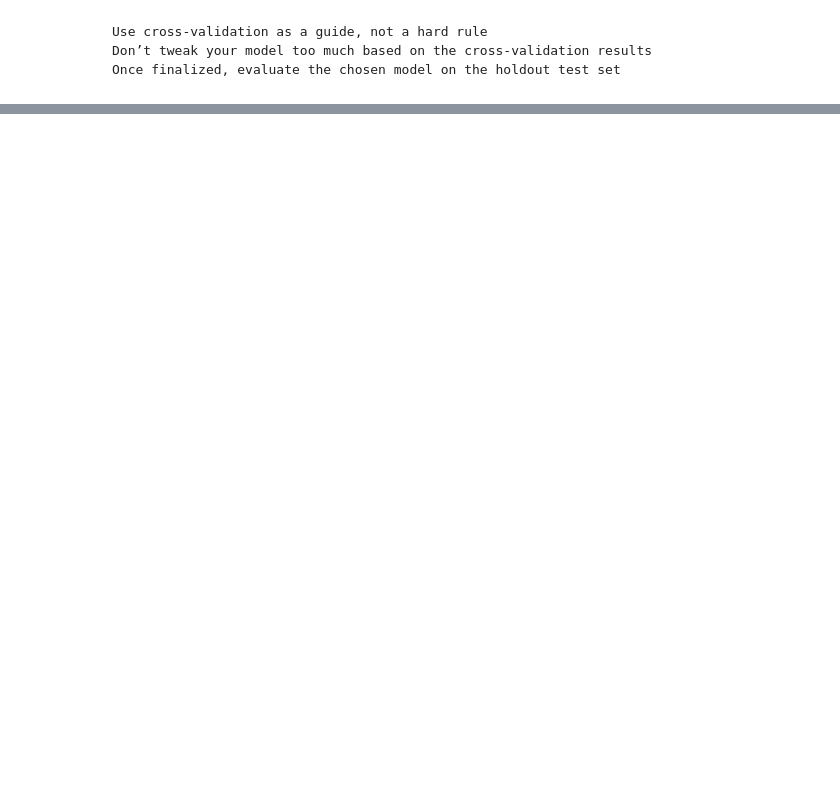
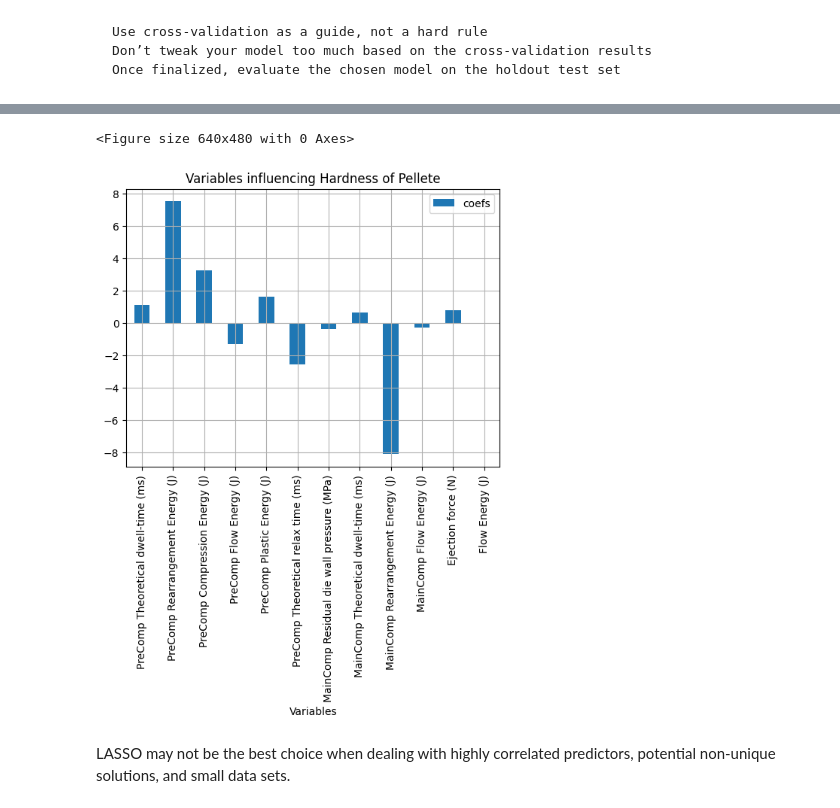
Before and after one commit to Enid-Ferns/classification, a Jupyter notebook: linear_reg.ipynb, the cells around one changed output, grey strips where cells are left out. Cells and saved outputs as stored; diff of their text form; code cells hidden in the pictures; blank space fills up the shorter version.

Commit message:
lasso - variables influencing hardness

```diff
--- a/linear_reg.ipynb
+++ b/linear_reg.ipynb
@@ -182,0 +185,17 @@ np.float64(332.982421875)
+# %%
+# lasso
+from sklearn.linear_model import Lasso
+
+lasso = Lasso() # alpha is regularisation strength
+
+mse_scores = cross_val_score(lasso,X_train_scaled, Y_train, cv=kf, scoring=mse_scorer)
+print('avg mse ->',np.mean(mse_scores))
+print('std mse ->',np.std(mse_scores))
+
+
+lasso = lasso.fit(X_train_scaled,Y_train)
+
+y_pred = lasso.predict(X_test_scaled)
+
+
+print("mse", mean_squared_error(Y_test, y_pred))
@@ -182,0 +206,10 @@ np.float64(332.982421875)
+# %%
+# feature selection
+coefs = pd.DataFrame(lasso.coef_, columns=['coefs'])
+vars = pd.DataFrame(X_test.columns, columns=['Variables'])
+# print(vars)
+
+# selected_features = lasso.coef_ != 0
+# %%
+df = vars.join(coefs)
+df = df.loc[df['coefs'] != 0]
@@ -182,0 +232,10 @@ np.float64(332.982421875)
+# %%
+plt.figure()
+df[['Variables','coefs']].plot(x='Variables',kind ='bar')
+plt.title('Variables influencing Hardness of Pellete')
+plt.grid(True)
+# %% [output]
+<Figure size 640x480 with 0 Axes>
+[figure, added]
+# %% [markdown]
+LASSO may not be the best choice when dealing with highly correlated predictors, potential non-unique solutions, and small data sets.
```
Also changed, not shown: parts of 14 cells of this notebook.
